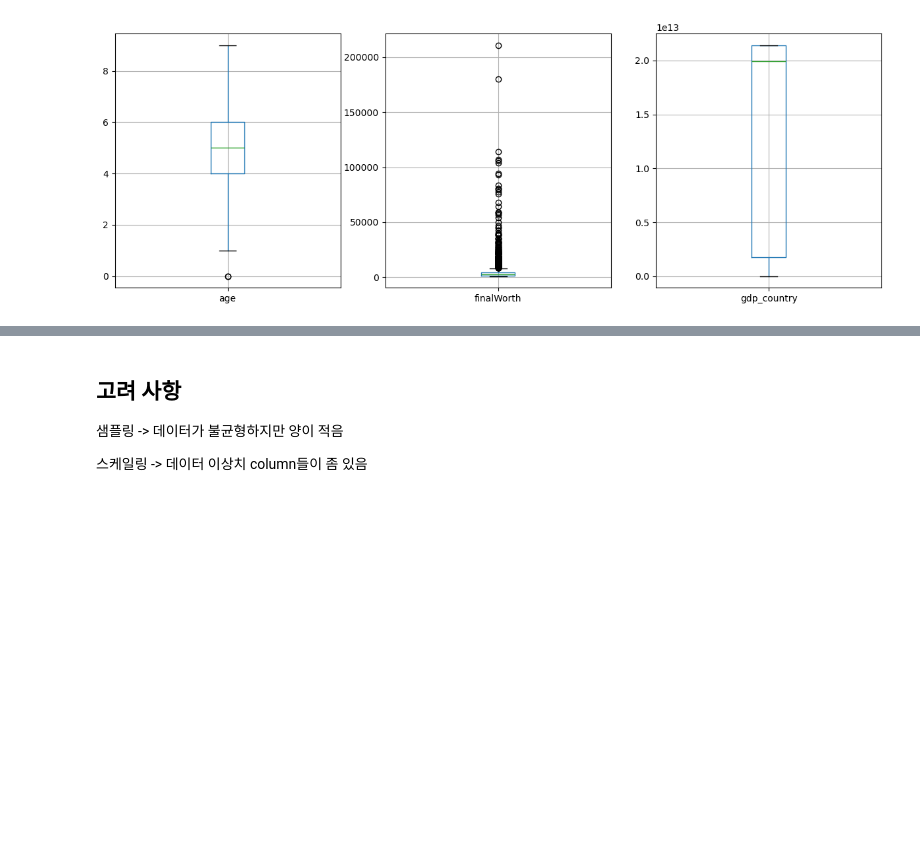
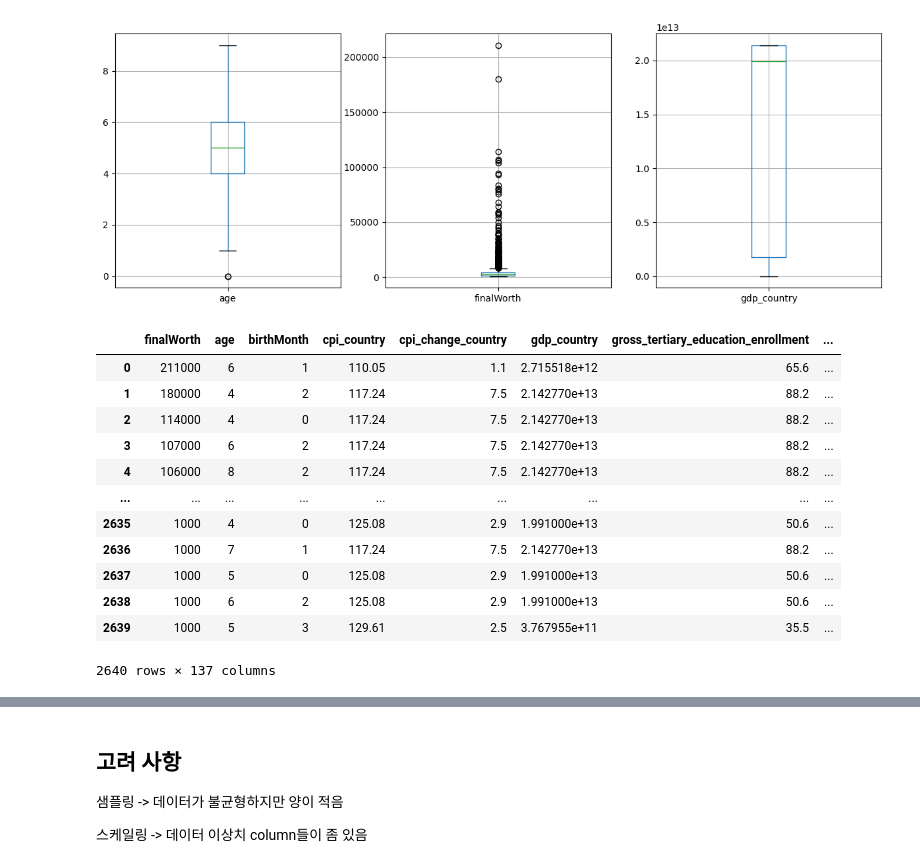
Before and after one commit to deeptudy/kaggle-billionaires_statistics, a Jupyter notebook: main.ipynb, the cells around one changed output, grey strips where cells are left out. Cells and saved outputs as stored; diff of their text form; code cells hidden in the pictures; blank space fills up the shorter version.

```diff
--- a/main.ipynb
+++ b/main.ipynb
@@ -28,7 +46,8 @@ DATASET_NAME = "Billionaires Statistics Dataset.csv"
 - 데이터셋의 기본 정보를 확인합니다.
 - 전체적인 정보를 시각화 하여 확인합니다.
 # %%
-df = pd.read_csv(f"{ROOT_DATASET_PATH}/{DATASET_NAME}")
+# df = pd.read_csv(f"{ROOT_DATASET_PATH}/{DATASET_NAME}")
+df = pd.read_csv('./data/Billionaires Statistics Dataset.csv')
 df.info()
 # %% [output]
 <class 'pandas.core.frame.DataFrame'>
@@ -384,3 +413,19 @@ X_trn.boxplot(['gdp_country']) # colums넣어서 확인
 plt.show()
 # %% [output]
 [figure]
+# %%
+X_trn
+# %% [output]
+|  | finalWorth | age | birthMonth | cpi_country | cpi_change_country | gdp_country | gross_tertiary_education_enrollment | ... |
+| 0 | 211000 | 6 | 1 | 110.05 | 1.1 | 2.715518e+12 | 65.6 | ... |
+| 1 | 180000 | 4 | 2 | 117.24 | 7.5 | 2.142770e+13 | 88.2 | ... |
+| 2 | 114000 | 4 | 0 | 117.24 | 7.5 | 2.142770e+13 | 88.2 | ... |
+| 3 | 107000 | 6 | 2 | 117.24 | 7.5 | 2.142770e+13 | 88.2 | ... |
+| 4 | 106000 | 8 | 2 | 117.24 | 7.5 | 2.142770e+13 | 88.2 | ... |
+| ... | ... | ... | ... | ... | ... | ... | ... | ... |
+| 2635 | 1000 | 4 | 0 | 125.08 | 2.9 | 1.991000e+13 | 50.6 | ... |
+| 2636 | 1000 | 7 | 1 | 117.24 | 7.5 | 2.142770e+13 | 88.2 | ... |
+| 2637 | 1000 | 5 | 0 | 125.08 | 2.9 | 1.991000e+13 | 50.6 | ... |
+| 2638 | 1000 | 6 | 2 | 125.08 | 2.9 | 1.991000e+13 | 50.6 | ... |
+| 2639 | 1000 | 5 | 3 | 129.61 | 2.5 | 3.767955e+11 | 35.5 | ... |
+2640 rows × 137 columns
```
Also changed, not shown: parts of 18 cells of this notebook, 3 other files.
